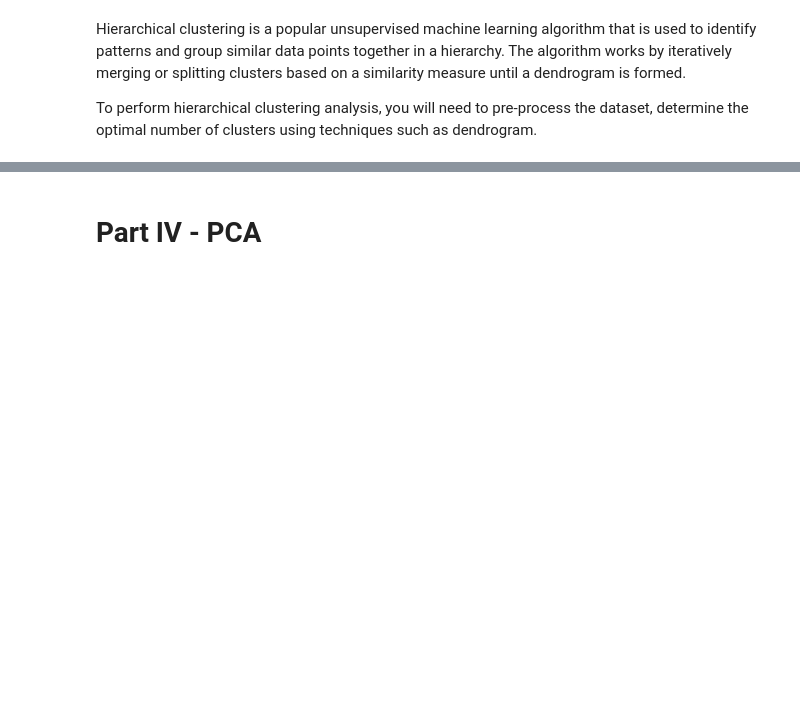
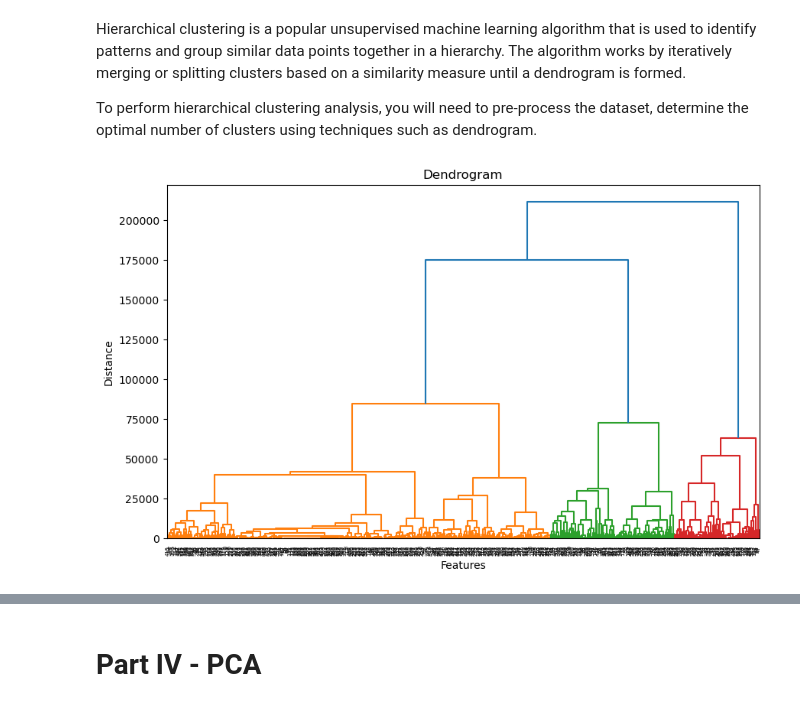
Before and after one commit to inn-ctrl/ml-project-unsupervised-learning, a Jupyter notebook: Unsupervised Learning - Project.ipynb, the cells around one changed output, grey strips where cells are left out. Saved outputs shown, nothing was run; the diff lists cells and outputs as text; code cells hidden in the pictures; blank space fills up the shorter version.

```diff
--- a/Unsupervised Learning - Project.ipynb
+++ b/Unsupervised Learning - Project.ipynb
@@ -282,3 +361,26 @@ plot_clusters(X.values, y_km, plt_cluster_centers=True)
 Hierarchical clustering is a popular unsupervised machine learning algorithm that is used to identify patterns and group similar data points together in a hierarchy. The algorithm works by iteratively merging or splitting clusters based on a similarity measure until a dendrogram is formed.
 
 To perform hierarchical clustering analysis, you will need to pre-process the dataset, determine the optimal number of clusters using techniques such as dendrogram.
+# %%
+import numpy as np
+import matplotlib.pyplot as plt
+from scipy.cluster.hierarchy import dendrogram, linkage
+
+#'Milk', 'Fresh', 'Grocery', 'Frozen', 'Detergents_Paper', 'Delicassen']
+X = new_df[columns].values
+
+# using 'ward' linkage to perform hierarchical clustering
+linked = linkage(X, 'ward')
+
+# dendrogram
+plt.figure(figsize=(10, 6))
+dendrogram(linked,
+           orientation='top',
+           distance_sort='descending',
+           show_leaf_counts=True)
+plt.title('Dendrogram')
+plt.xlabel('Features')
+plt.ylabel('Distance')
+plt.show()
+# %% [output]
+[figure, added]
```
Also changed, not shown: parts of 13 cells of this notebook.
